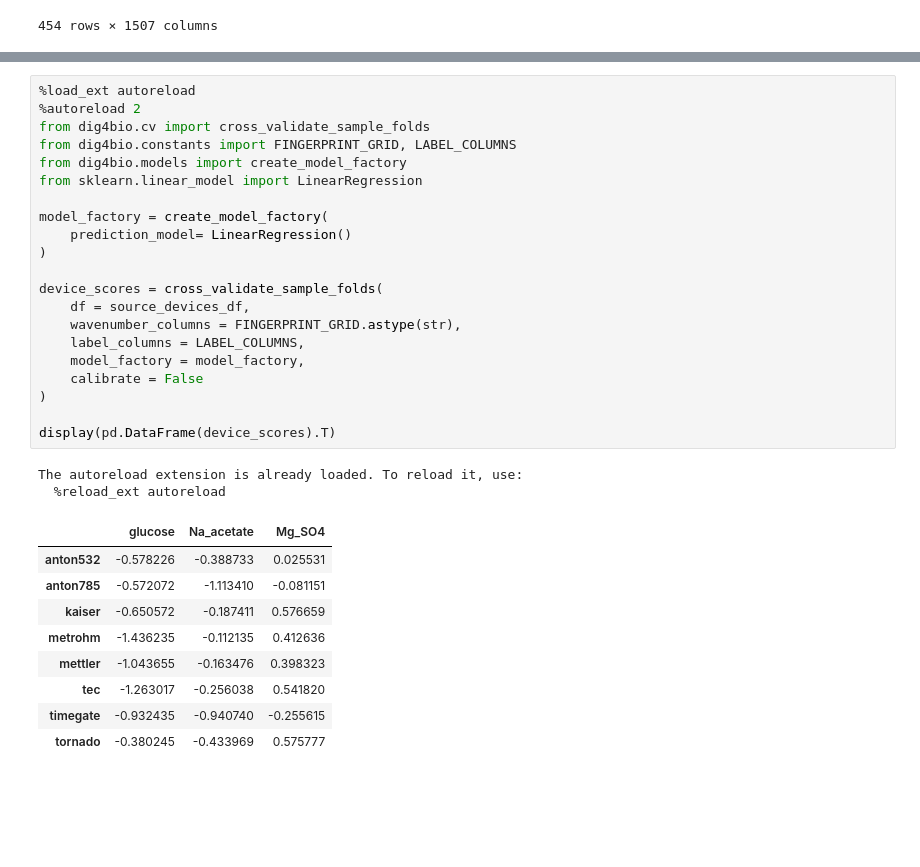
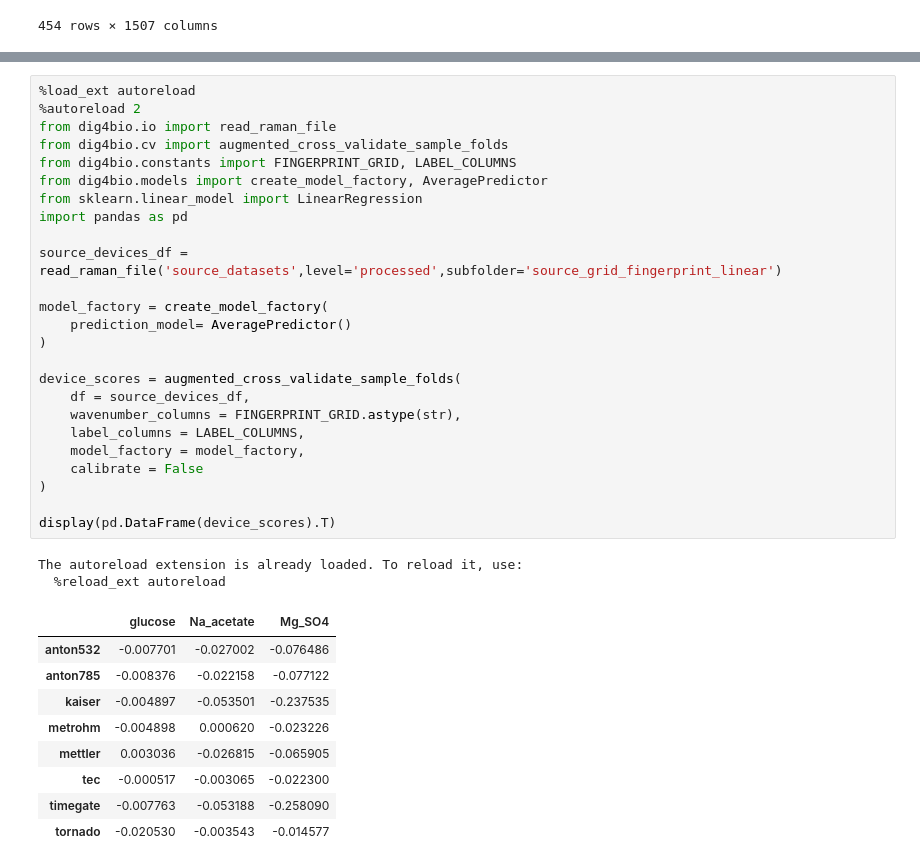
Before and after one commit to J-Brannigan/dig4bio, a Jupyter notebook: notebooks/04_cv_implementation.ipynb, the cells around one changed output, grey strips where cells are left out. Saved outputs shown, nothing was run; the diff lists cells and outputs as text; blank space fills up the shorter version.

Commit message:
Adding CV functionality and average predictor ready for baseline experiments

```diff
--- a/notebooks/04_cv_implementation.ipynb
+++ b/notebooks/04_cv_implementation.ipynb
@@ -359,33 +358,37 @@ The autoreload extension is already loaded. To reload it, use:
 # %%
 %load_ext autoreload
 %autoreload 2
-from dig4bio.cv import cross_validate_sample_folds
+from dig4bio.io import read_raman_file
+from dig4bio.cv import augmented_cross_validate_sample_folds
 from dig4bio.constants import FINGERPRINT_GRID, LABEL_COLUMNS
-from dig4bio.models import create_model_factory
+from dig4bio.models import create_model_factory, AveragePredictor
 from sklearn.linear_model import LinearRegression
+import pandas as pd
+
+source_devices_df = read_raman_file('source_datasets',level='processed',subfolder='source_grid_fingerprint_linear')
 
 model_factory = create_model_factory(
-    prediction_model= LinearRegression()
+    prediction_model= AveragePredictor()
 )
 
-device_scores = cross_validate_sample_folds(
+device_scores = augmented_cross_validate_sample_folds(
     df = source_devices_df,
     wavenumber_columns = FINGERPRINT_GRID.astype(str),
     label_columns = LABEL_COLUMNS,
     model_factory = model_factory,
     calibrate = False
 )
 
 display(pd.DataFrame(device_scores).T)
 # %% [output]
 The autoreload extension is already loaded. To reload it, use:
   %reload_ext autoreload
 |  | glucose | Na_acetate | Mg_SO4 |
-| anton532 | -0.578226 | -0.388733 | 0.025531 |
-| anton785 | -0.572072 | -1.113410 | -0.081151 |
-| kaiser | -0.650572 | -0.187411 | 0.576659 |
-| metrohm | -1.436235 | -0.112135 | 0.412636 |
-| mettler | -1.043655 | -0.163476 | 0.398323 |
-| tec | -1.263017 | -0.256038 | 0.541820 |
-| timegate | -0.932435 | -0.940740 | -0.255615 |
-| tornado | -0.380245 | -0.433969 | 0.575777 |
+| anton532 | -0.007701 | -0.027002 | -0.076486 |
+| anton785 | -0.008376 | -0.022158 | -0.077122 |
+| kaiser | -0.004897 | -0.053501 | -0.237535 |
+| metrohm | -0.004898 | 0.000620 | -0.023226 |
+| mettler | 0.003036 | -0.026815 | -0.065905 |
+| tec | -0.000517 | -0.003065 | -0.022300 |
+| timegate | -0.007763 | -0.053188 | -0.258090 |
+| tornado | -0.020530 | -0.003543 | -0.014577 |
```
Also changed, not shown: parts of 3 cells of this notebook, 4 other files.
